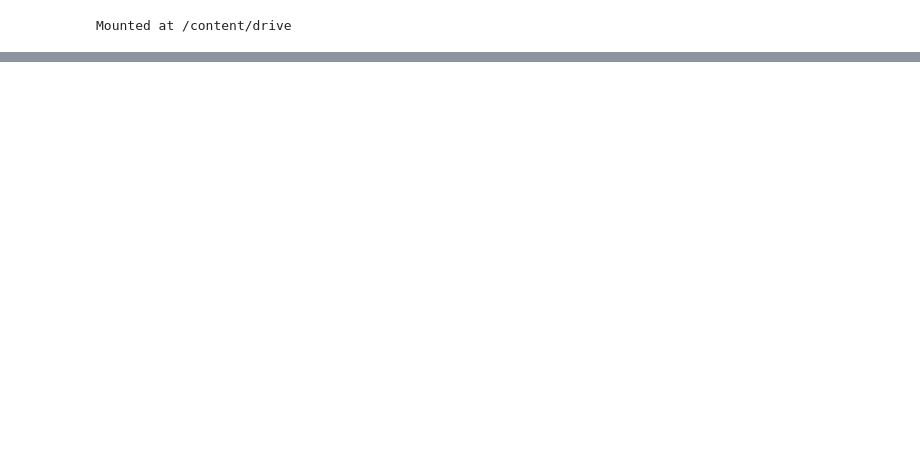
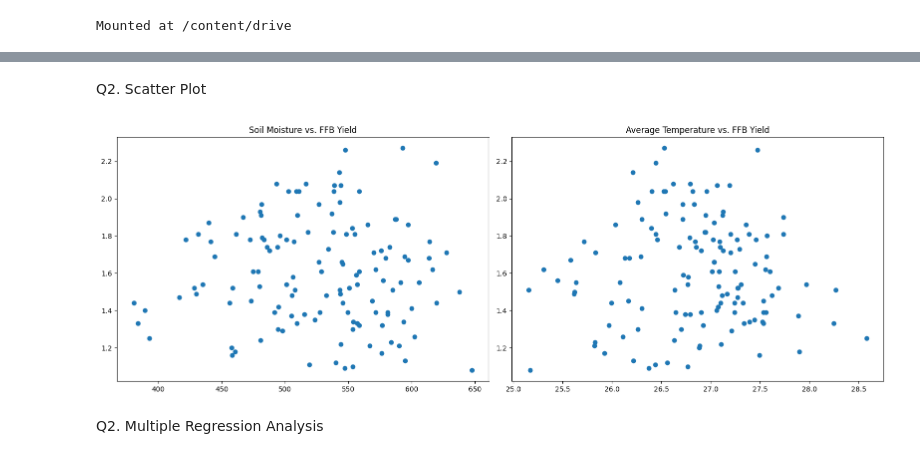
Before and after one commit to FrankPunyaBarang/RAPP_Assignment, a Jupyter notebook: Assignment.ipynb, the cells around one changed output, grey strips where cells are left out. Cells and saved outputs as stored; diff of their text form; code cells hidden in the pictures; blank space fills up the shorter version.

```diff
--- a/Assignment.ipynb
+++ b/Assignment.ipynb
@@ -25,0 +174,21 @@ data.describe()
+# %% [markdown]
+Q2. Scatter Plot
+# %%
+# Scatter plot between FFB Yield and other variables
+plt.figure(figsize=(16, 16))
+plt.subplot(3, 2, 1)
+plt.scatter(palm_data['SoilMoisture'], palm_data['FFB_Yield'])
+plt.title('Soil Moisture vs. FFB Yield')
+
+plt.subplot(3, 2, 2)
+plt.scatter(palm_data['Average_Temp'], palm_data['FFB_Yield'])
+plt.title('Average Temperature vs. FFB Yield')
+
+# Repeat for other variables...
+
+plt.tight_layout()
+plt.show()
+# %% [output]
+[figure, added]
+# %% [markdown]
+Q2. Multiple Regression Analysis
```
Also changed, not shown: parts of 26 cells of this notebook.
